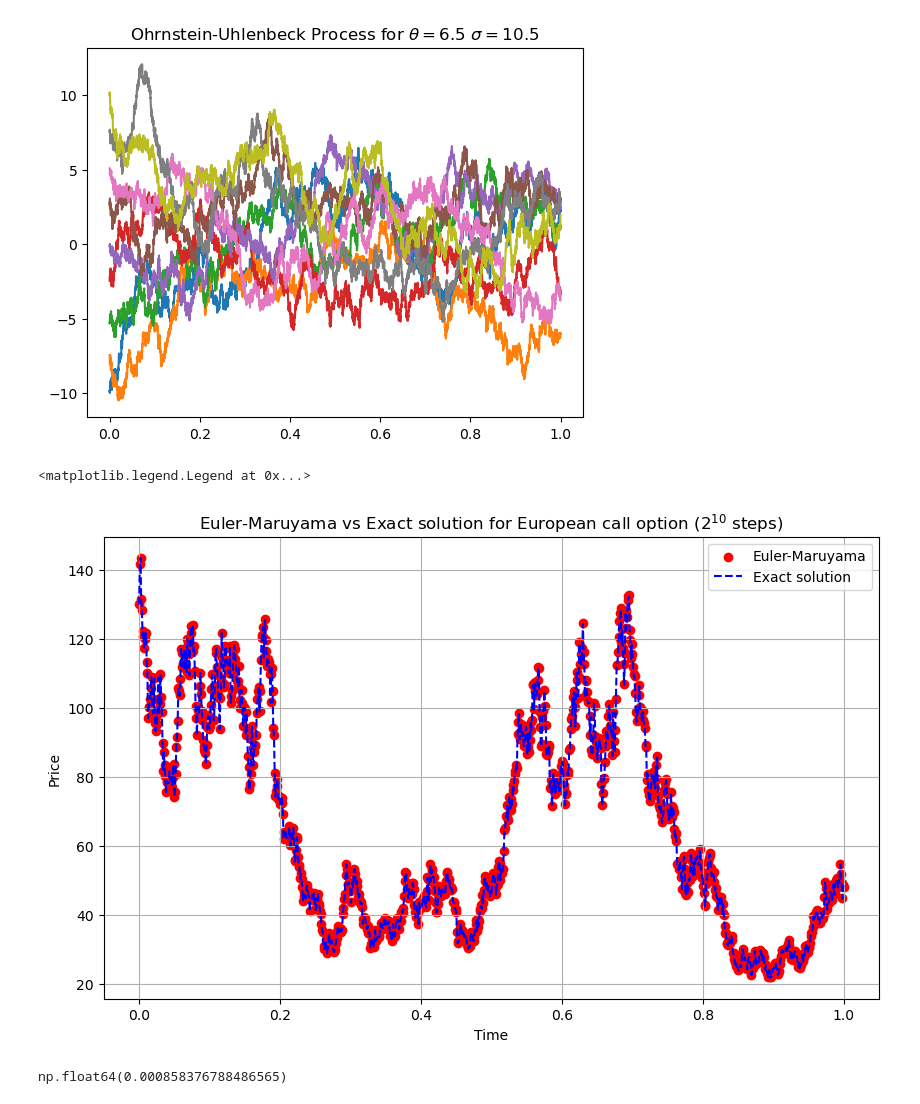
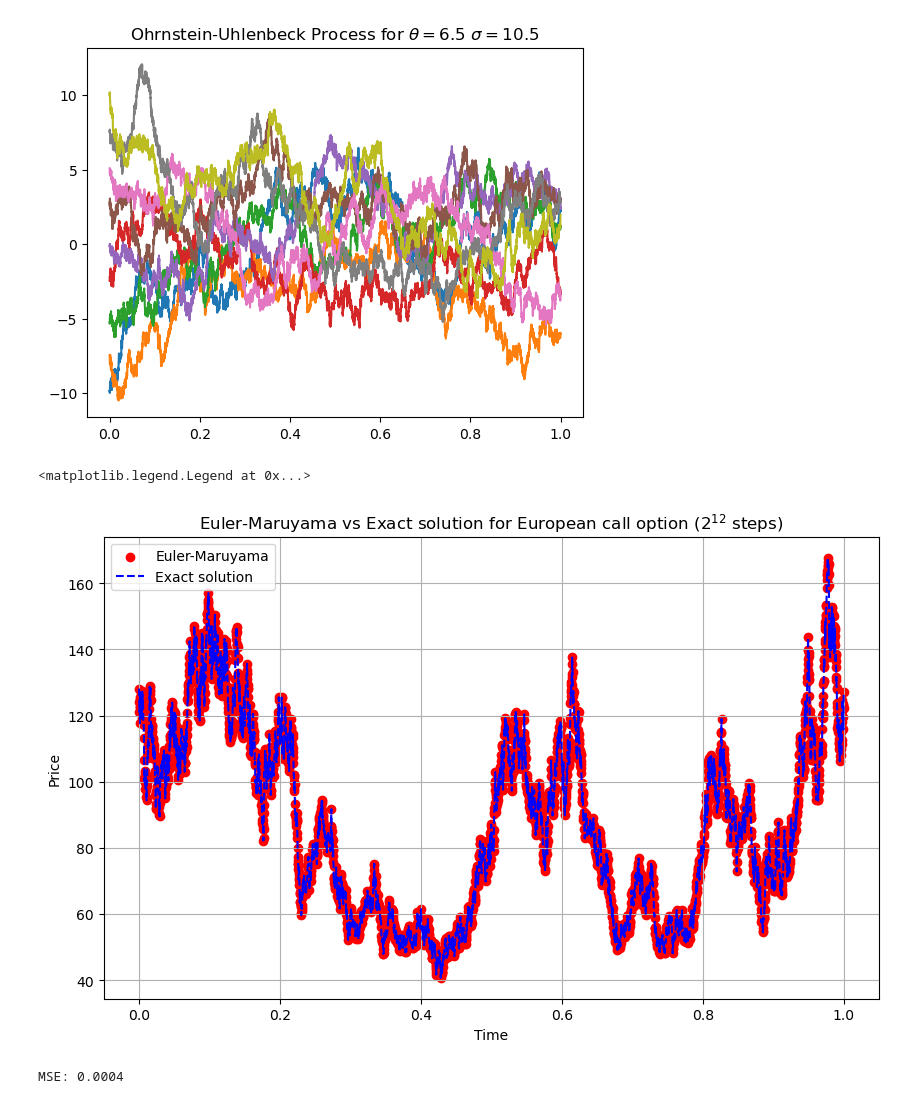
Before and after one commit to asandonato1/stochasticDiffEQs, a Jupyter notebook: blackScholes_eulerMaruyama.ipynb, the cells around one changed output. Drawn from its saved outputs; the diff is of its cells as text; code cells hidden in the pictures.

```diff
--- a/blackScholes_eulerMaruyama.ipynb
+++ b/blackScholes_eulerMaruyama.ipynb
@@ -77,45 +42,20 @@ def blackScholesSDE(steps, x0, sigma, r, T=1.0):
-# %%
-def blackScholes(steps, x0, sigma, r, t = 1):
-    outList = []
-    xList = []
-    errorList = []
-    h = t/steps
-    #delta_t = t[1] - t[0] if len(t) > 1 else t[0]
-    t = 0
-    tList = []
-
-    x = x0
-    X = x0
-    for _ in range(steps):
-        Bt = np.random.normal(0, 1)
-        x = x * np.exp((r - 0.5 * sigma**2) * h + sigma * np.sqrt(h) * Bt)
-
-        dW = Bt*np.sqrt(h) # epsilon = sqrt(...)blabla
-        X = X + r * X * h + sigma * X * dW + 1/2*sigma**2 * X * (dW**2 - h)
-
-        t += h
-        outList.append(x)
-        xList.append(X)
-        errorList.append((X - x)**2)
-        tList.append(t)
-
-    return outList, tList, xList, errorList
 # %%
-initialConditions = [2**10, 130, 1.6, 0.6]
+initialConditions = [2**12, 130, 1.6, 0.6]
 results = blackScholes(*initialConditions)
 
 plt.figure(figsize=(10, 6))
-plt.title("Euler-Maruyama vs Exact solution for European call option ($2^{10}$ steps)")
+plt.title("Euler-Maruyama vs Exact solution for European call option ($2^{12}$ steps)")
 plt.scatter(results[1], results[2], color = 'red', label = "Euler-Maruyama")
 plt.plot(results[1], results[0], color = "blue", label = "Exact solution", ls="--")
 plt.xlabel("Time")
 plt.grid(True)
 plt.ylabel("Price")
 plt.legend()
 # %% [output]
 <matplotlib.legend.Legend at 0x...>
-[figure, old version]
+[figure, new version]
 # %%
-sum(results[-1])/len(results[-1])
+mse = sum(results[-1])/len(results[-1])
+print(f"MSE: {mse:.4f}")
 # %% [output]
-np.float64(0.000858376788486565)
+MSE: 0.0004
```
Also changed, not shown: parts of 4 cells of this notebook, 1 other file.
